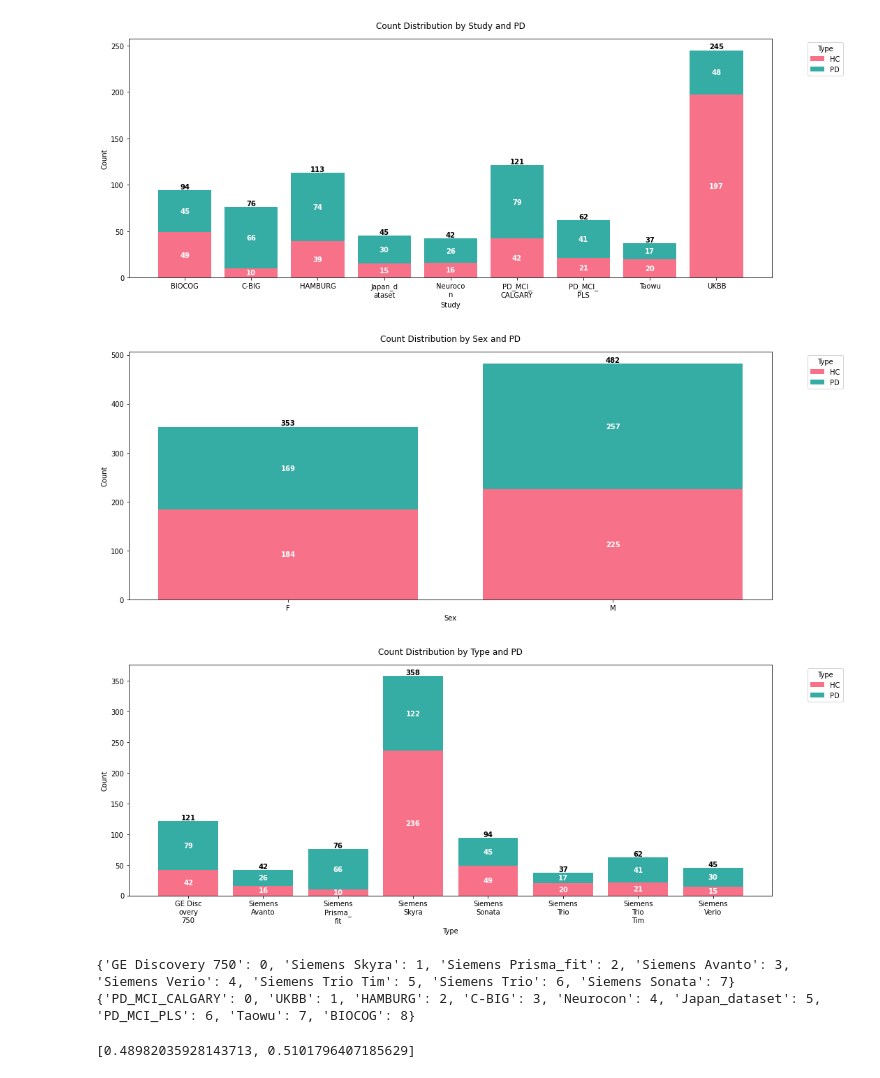
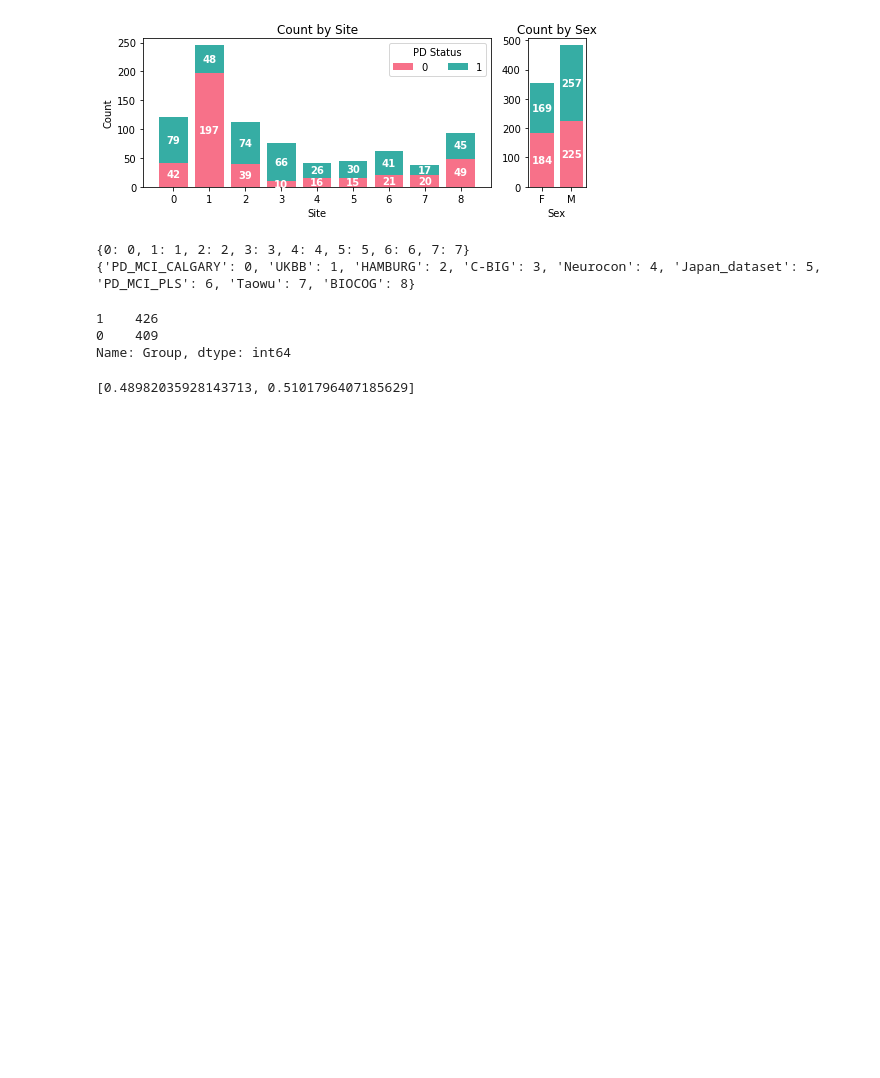
Before and after one commit to vibujithan/shortcut-analysis, a Jupyter notebook: PD/prepare-csv.ipynb, the cells around one changed output. Cells and saved outputs as stored; diff of their text form; code cells hidden in the pictures; blank space fills up the shorter version.

```diff
--- a/PD/prepare-csv.ipynb
+++ b/PD/prepare-csv.ipynb
@@ -1,6 +1,7 @@
 # %%
 import pandas as pd
 
-df = pd.read_csv('/data/Data/PD/all_df_2.csv')
+df = pd.read_csv("/data/Data/PD/all_df_2.csv")
 df = df.rename(columns={"Scanner_type": "Type"})
+df = df.rename(columns={"Study": "Site"})
 # %%
@@ -20,6 +21,6 @@ Name: Study, dtype: int64
 # %%
 def drop_study(df, sites):
-    mask = ~df['Study'].str.contains('|'.join(sites), case=True, na=False)
+    mask = ~df["Site"].str.contains("|".join(sites), case=True, na=False)
     df = df[mask]
     df.reset_index(drop=True, inplace=True)
     return df
@@ -96,11 +94,9 @@ df
 # %%
-cols = ['Study', 'Sex', 'Type']
-for c in cols:
-    visualize(df, c).savefig(f'/data/Papers/MICCAI-biases/data/{c}.pdf')
+visualize(df, ["Site", "Sex"]).savefig(
+    f"/data/Papers/MICCAI-biases/data/sex_study_dist.pdf"
+)
 # %% [output]
-[figure, old version]
+[figure, new version]
-[figure, removed]
-[figure, removed]
 # %%
 def categorize(df, col):
     type_unique = df[col].unique()
@@ -114,12 +111,18 @@ def binarize(df, col, val):
     return df
 # %%
-df, scanner_dict = categorize(df, 'Type')
-df, study_dict = categorize(df, 'Study')
-df = binarize(df, 'Sex', 'M')
-df = binarize(df, 'Group', 'PD')
+df, scanner_dict = categorize(df, "Type")
+df, study_dict = categorize(df, "Site")
+# df = binarize(df, 'Sex', 'M')
+df = binarize(df, "Group", "PD")
 # %% [output]
-{'GE Discovery 750': 0, 'Siemens Skyra': 1, 'Siemens Prisma_fit': 2, 'Siemens Avanto': 3, 'Siemens Verio': 4, 'Siemens Trio Tim': 5, 'Siemens Trio': 6, 'Siemens Sonata': 7}
+{0: 0, 1: 1, 2: 2, 3: 3, 4: 4, 5: 5, 6: 6, 7: 7}
 {'PD_MCI_CALGARY': 0, 'UKBB': 1, 'HAMBURG': 2, 'C-BIG': 3, 'Neurocon': 4, 'Japan_dataset': 5, 'PD_MCI_PLS': 6, 'Taowu': 7, 'BIOCOG': 8}
+# %%
+df["Group"].value_counts()
+# %% [output]
+1    426
+0    409
+Name: Group, dtype: int64
 # %%
 grouped_df = df.groupby('Group')['Group'].value_counts()
 percentages = (grouped_df / grouped_df.sum()).to_list()
```
Also changed, not shown: parts of 5 cells of this notebook.
